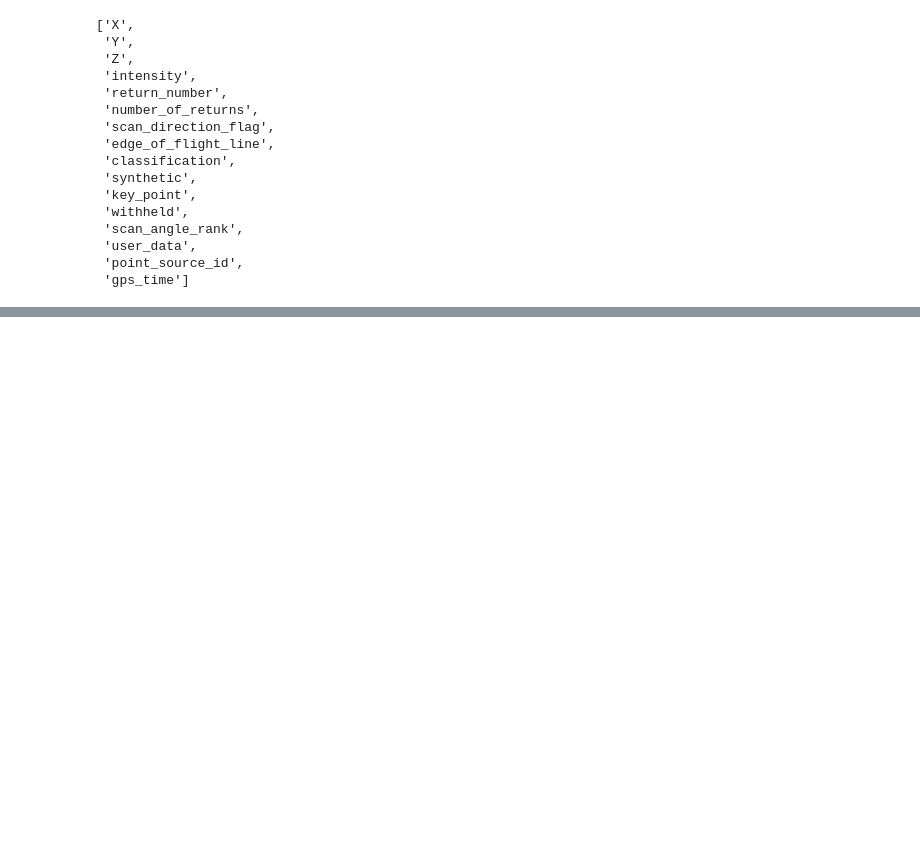
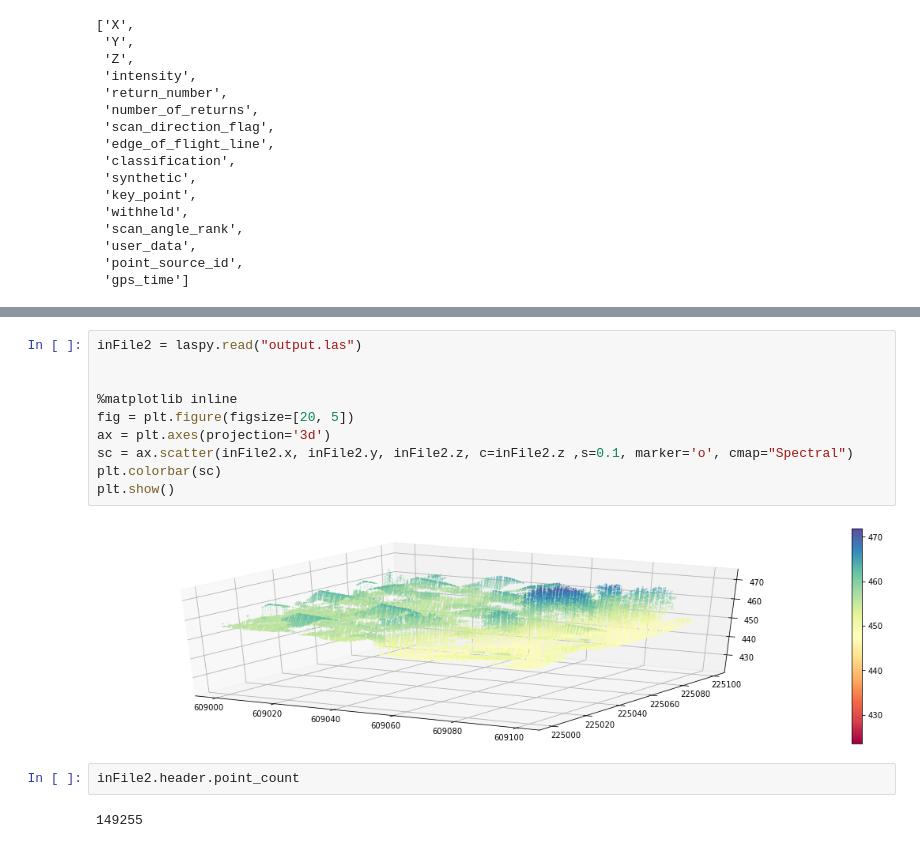
Before and after one commit to selinawalther/LiDAR-Chance-Detection, a Jupyter notebook: blockwoche2_test.ipynb, the cells around one changed output, grey strips where cells are left out. Drawn from its saved outputs; the diff is of its cells as text; blank space fills up the shorter version.

```diff
--- a/blockwoche2_test.ipynb
+++ b/blockwoche2_test.ipynb
@@ -49,0 +65,16 @@ import pylas
+# %%
+inFile2 = laspy.read("output.las")
+
+
+%matplotlib inline
+fig = plt.figure(figsize=[20, 5])
+ax = plt.axes(projection='3d')
+sc = ax.scatter(inFile2.x, inFile2.y, inFile2.z, c=inFile2.z ,s=0.1, marker='o', cmap="Spectral")
+plt.colorbar(sc)
+plt.show()
+# %% [output]
+[figure, added]
+# %%
+inFile2.header.point_count
+# %% [output]
+149255
```
Also changed, not shown: parts of 46 cells of this notebook, 1 other file.
